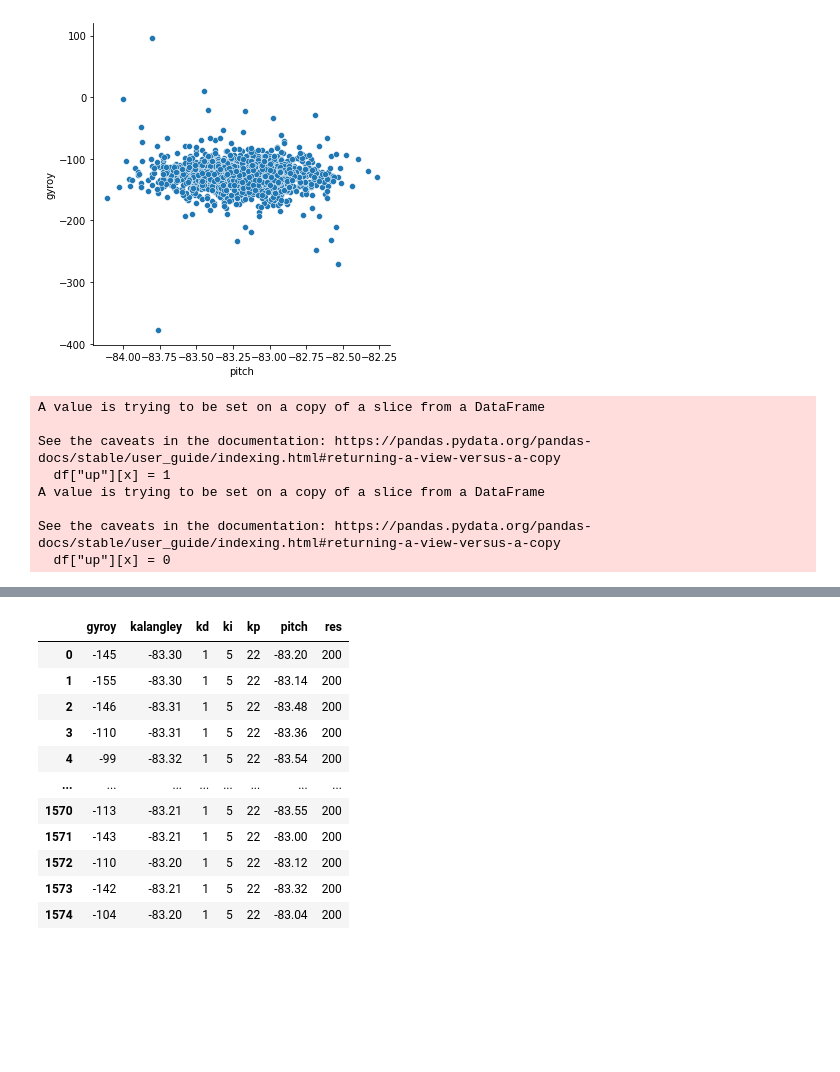
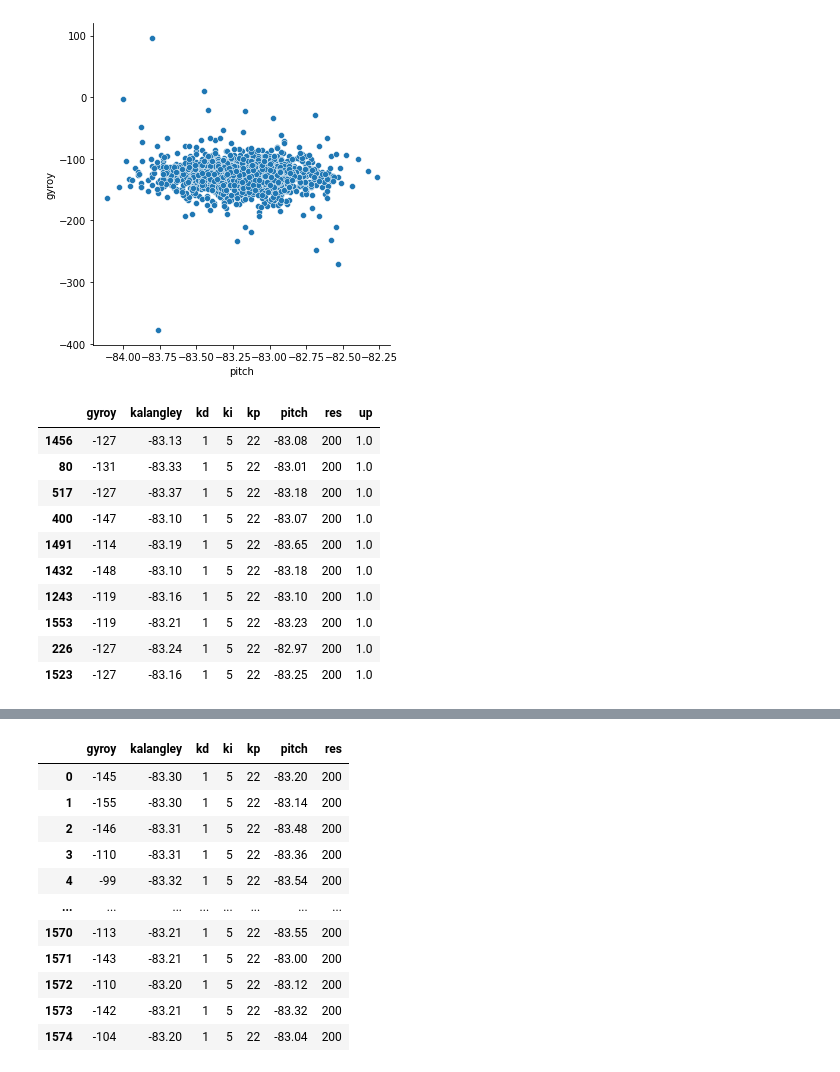
Before and after one commit to joaoavanzini/self-balancing, a Jupyter notebook: machinelearning/machinelearning.ipynb, the cells around one changed output, grey strips where cells are left out. Cells and saved outputs as stored; diff of their text form; code cells hidden in the pictures; blank space fills up the shorter version.

Commit message:
changing dataframe insertion

```diff
--- a/machinelearning/machinelearning.ipynb
+++ b/machinelearning/machinelearning.ipynb
@@ -58,18 +58,23 @@ sns.relplot(x = "pitch", y = "gyroy", data = df)
 # %%
 for x in range(len(df)):
     if -150 < df["gyroy"][x] < -100:
-        df["up"][x] = 1
+        df.loc[x, "up"] = 1
     else:
-        df["up"][x] = 0
+        df.loc[x, "up"] = 0
-# %% [output]
-A value is trying to be set on a copy of a slice from a DataFrame
-
-See the caveats in the documentation: https://pandas.pydata.org/pandas-docs/stable/user_guide/indexing.html#returning-a-view-versus-a-copy
-  df["up"][x] = 1
-A value is trying to be set on a copy of a slice from a DataFrame
-
-See the caveats in the documentation: https://pandas.pydata.org/pandas-docs/stable/user_guide/indexing.html#returning-a-view-versus-a-copy
-  df["up"][x] = 0
+# %%
+df.sample(10)
+# %% [output]
+|  | gyroy | kalangley | kd | ki | kp | pitch | res | up |
+| 1456 | -127 | -83.13 | 1 | 5 | 22 | -83.08 | 200 | 1.0 |
+| 80 | -131 | -83.33 | 1 | 5 | 22 | -83.01 | 200 | 1.0 |
+| 517 | -127 | -83.37 | 1 | 5 | 22 | -83.18 | 200 | 1.0 |
+| 400 | -147 | -83.10 | 1 | 5 | 22 | -83.07 | 200 | 1.0 |
+| 1491 | -114 | -83.19 | 1 | 5 | 22 | -83.65 | 200 | 1.0 |
+| 1432 | -148 | -83.10 | 1 | 5 | 22 | -83.18 | 200 | 1.0 |
+| 1243 | -119 | -83.16 | 1 | 5 | 22 | -83.10 | 200 | 1.0 |
+| 1553 | -119 | -83.21 | 1 | 5 | 22 | -83.23 | 200 | 1.0 |
+| 226 | -127 | -83.24 | 1 | 5 | 22 | -82.97 | 200 | 1.0 |
+| 1523 | -127 | -83.16 | 1 | 5 | 22 | -83.25 | 200 | 1.0 |
 # %%
 #df.to_csv("teste.csv", index=False)
 # %%
```
Also changed, not shown: parts of 8 cells of this notebook.
